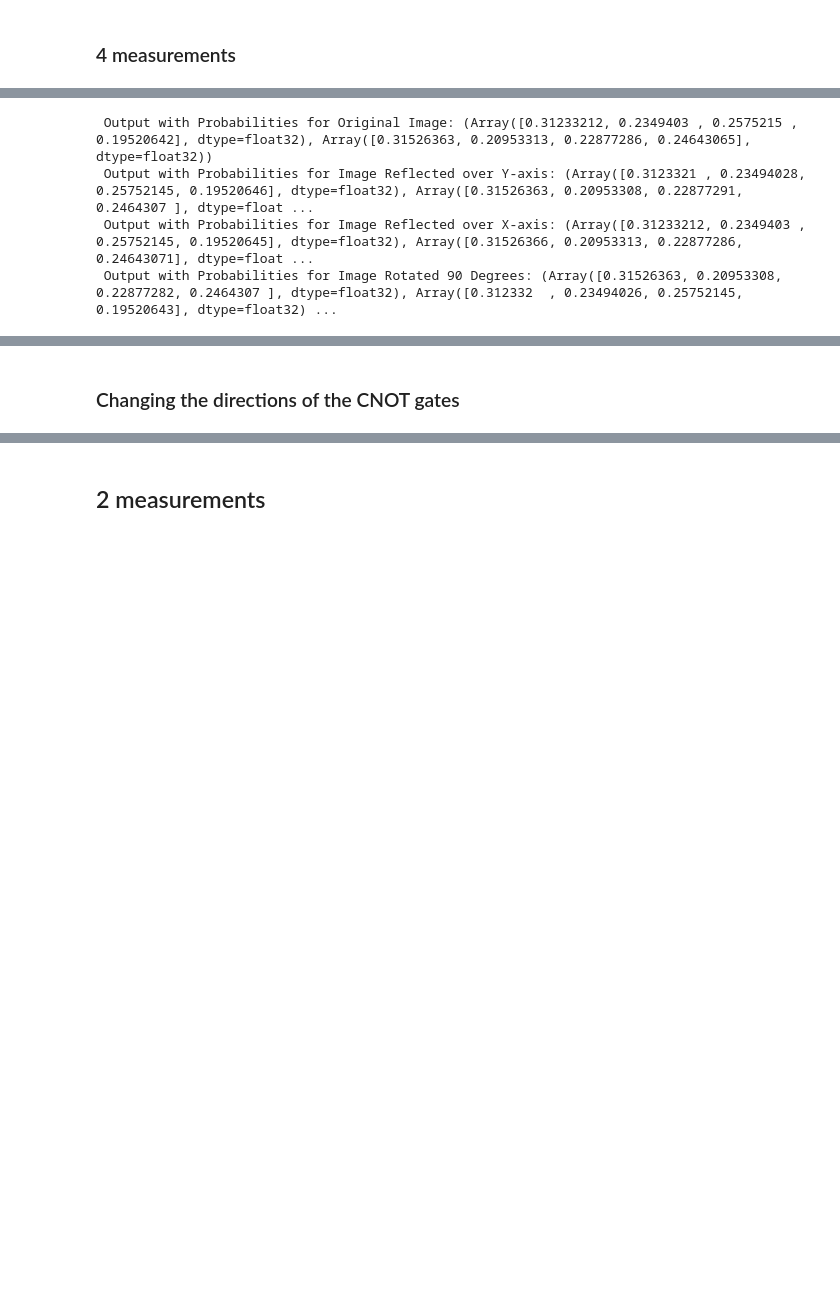
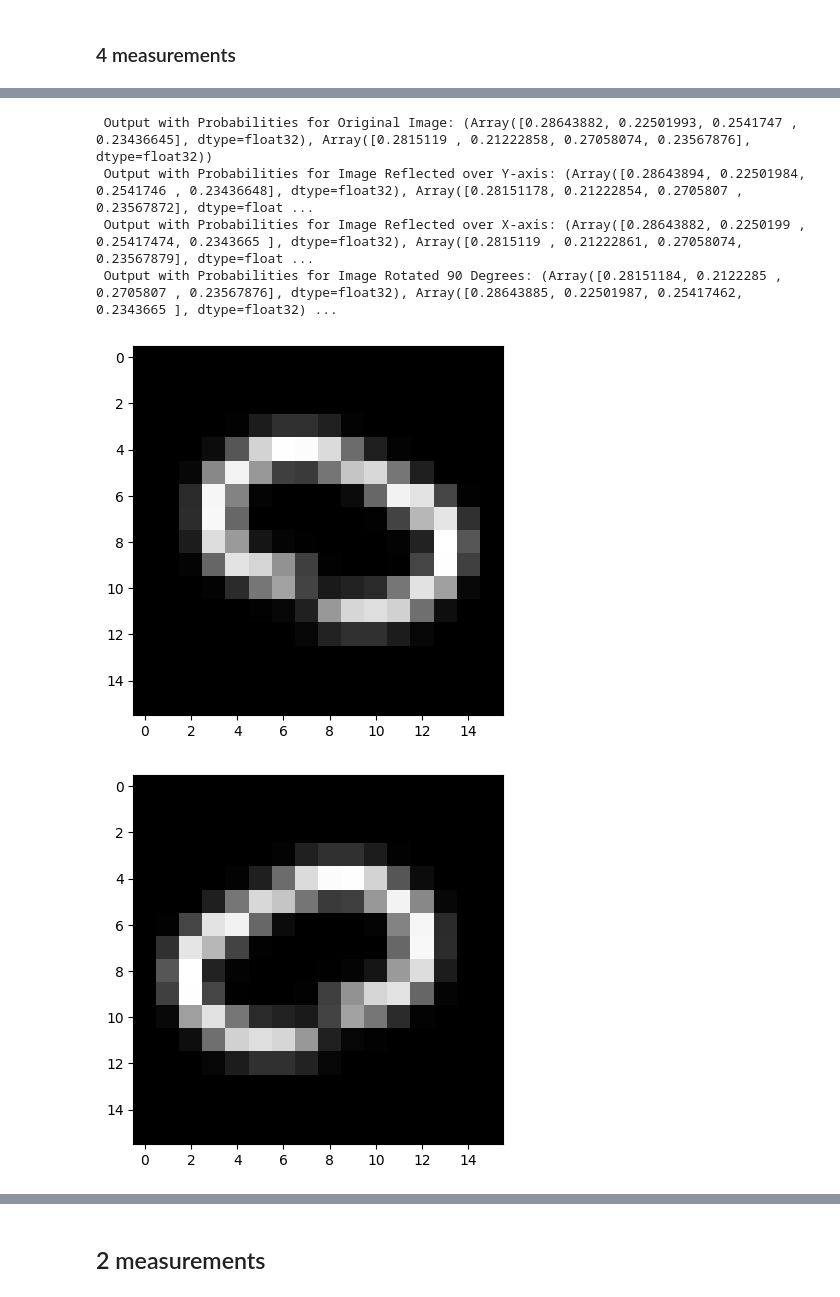
Before and after one commit to LazaroR-u/EQNN_for_HEP, a Jupyter notebook: EQNN_p4m_mnist_no-train.ipynb, the cells around one changed output, grey strips where cells are left out. Cells and saved outputs as stored; diff of their text form; code cells hidden in the pictures; blank space fills up the shorter version.

```diff
--- a/EQNN_p4m_mnist_no-train.ipynb
+++ b/EQNN_p4m_mnist_no-train.ipynb
@@ -177,3 +19,0 @@ def prepare_ising_data(
-# %%
-data_ising, labels_ising = load_ising_data()
-X_train, Y_train, X_test, Y_test = prepare_ising_data(data_ising, labels_ising)
@@ -403,8 +297,7 @@ import jax
 import jax.numpy as jnp
 from typing import List
 
-
-params = jnp.array(np.random.random(93))
+params = jnp.ones(93)
 matrix = jnp.array(X_train[0])
 matrix_reflected = np.fliplr(matrix)
 num_qubits = 8
@@ -421,6 +314,7 @@ def EQNN_classifier(X, params, trans_inv = True):
     qml.Hadamard(4)
     qml.Hadamard(6)
     return qml.probs(wires = [0,2]), qml.probs(wires = [4,6])
+    #return qml.expval(qml.PauliZ(0) @ qml.PauliZ(2) @ qml.PauliZ(4) @ qml.PauliZ(6))
 
 def draw_circuit(matrix, params):
     matrix_np = np.array(matrix)
@@ -439,11 +333,4 @@ def draw_circuit(matrix, params):
 
 # Draw the circuit
 draw_circuit(matrix, params)
-
-# execute the circuit for both cases: original image and reflected image
-result1 = EQNN_classifier(matrix, params)
-result2 = EQNN_classifier(matrix_reflected, params)
-
-print(f" Output with Probabilities for Original Image: {result1}")
-print(f" Output with Probabilities for Image Reflected over Y-axis: {result2}")
 # %% [output]
@@ -452,34 +338,47 @@ print(f" Output with Probabilities for Image Reflected over Y-axis: {result2}")
 [figure]
 # %%
-matrix = jnp.array(X_train[0])
+import matplotlib.pyplot as plt
+
+matrix = jnp.array(X_train[7])
 
 # Image Reflected over Y-axis
 matrix_reflected_y = np.fliplr(matrix)
 
 # Image Reflected over X-axis
 matrix_reflected_x = np.flipud(matrix)
 
 # Image rotated 90 degrees
 matrix_rotated_90 = np.rot90(matrix)
 
 # array to JAX
 matrix_reflected_y_jax = jnp.array(matrix_reflected_y)
 matrix_reflected_x_jax = jnp.array(matrix_reflected_x)
 matrix_rotated_90_jax = jnp.array(matrix_rotated_90)
 
 
 result1 = EQNN_classifier(matrix, params)
 result2 = EQNN_classifier(matrix_reflected_y_jax, params)
 result3 = EQNN_classifier(matrix_reflected_x_jax, params)
 result4 = EQNN_classifier(matrix_rotated_90_jax, params)
 
 
 print(f" Output with Probabilities for Original Image: {result1}")
 print(f" Output with Probabilities for Image Reflected over Y-axis: {result2}")
 print(f" Output with Probabilities for Image Reflected over X-axis: {result3}")
 print(f" Output with Probabilities for Image Rotated 90 Degrees: {result4}")
+
+plt.imshow(matrix, cmap='gray')
+plt.show()
+plt.imshow(matrix_reflected_y, cmap='gray')
+plt.show()
+plt.imshow(matrix_reflected_x, cmap='gray')
+plt.show()
+plt.imshow(matrix_rotated_90, cmap='gray')
+plt.show()
 # %% [output]
- Output with Probabilities for Original Image: (Array([0.31233212, 0.2349403 , 0.2575215 , 0.19520642], dtype=float32), Array([0.31526363, 0.20953313, 0.22877286, 0.24643065], dtype=float32))
- Output with Probabilities for Image Reflected over Y-axis: (Array([0.3123321 , 0.23494028, 0.25752145, 0.19520646], dtype=float32), Array([0.31526363, 0.20953308, 0.22877291, 0.2464307 ], dtype=float ...
- Output with Probabilities for Image Reflected over X-axis: (Array([0.31233212, 0.2349403 , 0.25752145, 0.19520645], dtype=float32), Array([0.31526366, 0.20953313, 0.22877286, 0.24643071], dtype=float ...
- Output with Probabilities for Image Rotated 90 Degrees: (Array([0.31526363, 0.20953308, 0.22877282, 0.2464307 ], dtype=float32), Array([0.312332  , 0.23494026, 0.25752145, 0.19520643], dtype=float32) ...
+ Output with Probabilities for Original Image: (Array([0.28643882, 0.22501993, 0.2541747 , 0.23436645], dtype=float32), Array([0.2815119 , 0.21222858, 0.27058074, 0.23567876], dtype=float32))
+ Output with Probabilities for Image Reflected over Y-axis: (Array([0.28643894, 0.22501984, 0.2541746 , 0.23436648], dtype=float32), Array([0.28151178, 0.21222854, 0.2705807 , 0.23567872], dtype=float ...
+ Output with Probabilities for Image Reflected over X-axis: (Array([0.28643882, 0.2250199 , 0.25417474, 0.2343665 ], dtype=float32), Array([0.2815119 , 0.21222861, 0.27058074, 0.23567879], dtype=float ...
+ Output with Probabilities for Image Rotated 90 Degrees: (Array([0.28151184, 0.2122285 , 0.2705807 , 0.23567876], dtype=float32), Array([0.28643885, 0.22501987, 0.25417462, 0.2343665 ], dtype=float32) ...
+[figure, added]
+[figure, added]
@@ -486,2 +386,0 @@ print(f" Output with Probabilities for Image Rotated 90 Degrees: {result4}")
-# %% [markdown]
-### Changing the directions of the CNOT gates
```
Also changed, not shown: parts of 35 cells of this notebook.
